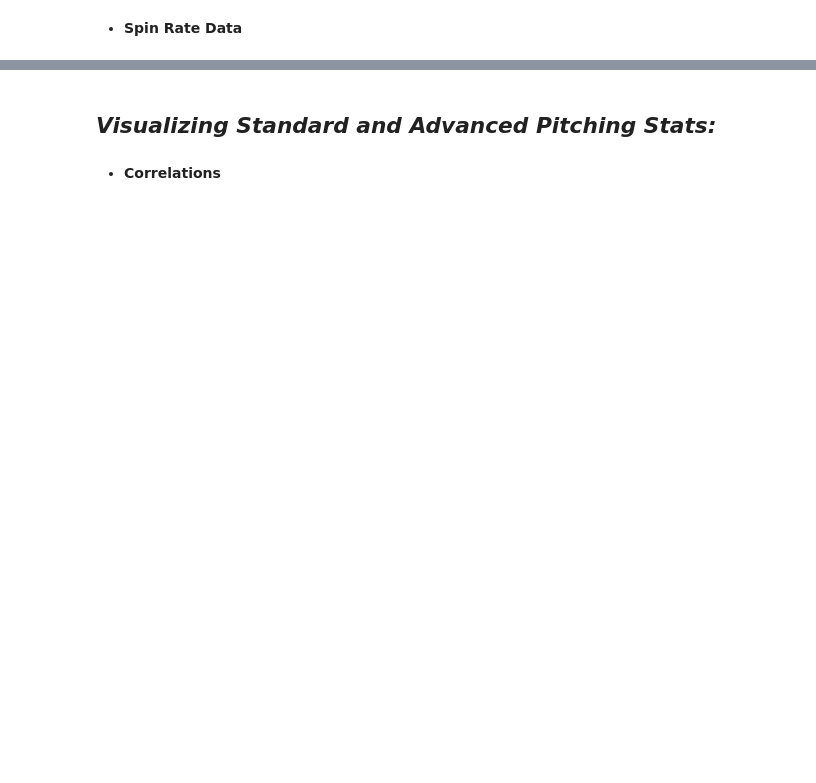
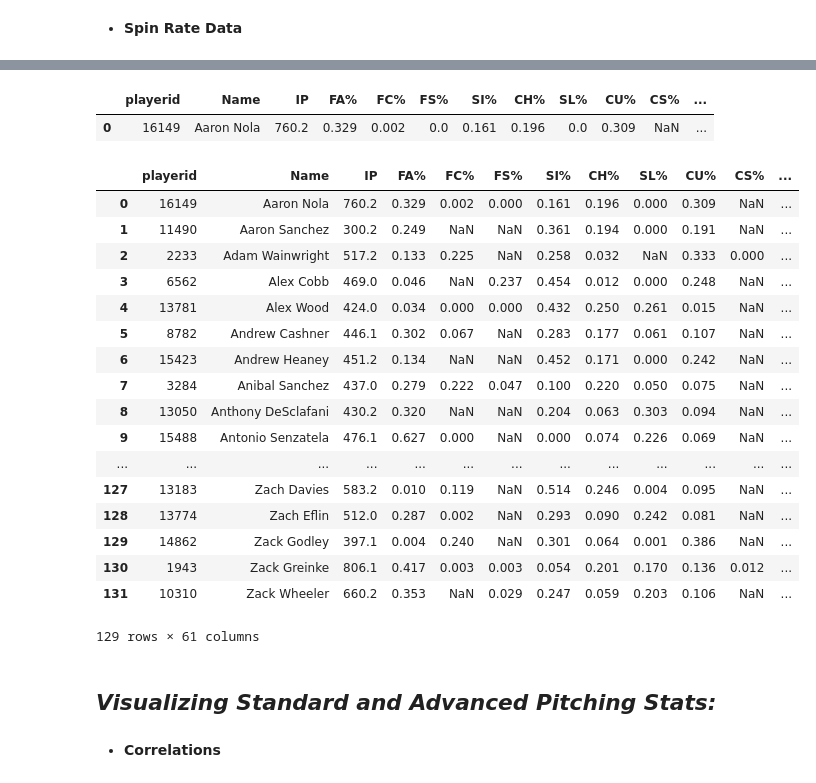
Before and after one commit to Rob-Lando/on-the-bump, a Jupyter notebook: Pitching_Analysis.ipynb, the cells around one changed output, grey strips where cells are left out. Saved outputs shown, nothing was run; the diff lists cells and outputs as text; code cells hidden in the pictures; blank space fills up the shorter version.

Commit message:
Changed fangraphs data to be from 2017-2021, incorperated savant spin data with fangraphs pitch fx pitch data

```diff
--- a/Pitching_Analysis.ipynb
+++ b/Pitching_Analysis.ipynb
@@ -109,4 +112,5 @@ spin['Name'] = [f'{first} {last}' for first,last in zip(spin[list(spin.columns)[
 first_column = spin.pop('Name')
 spin.insert(0, 'Name', first_column)
 # %%
-spin = spin.drop(['player_id','year',' first_name','last_name','Unnamed: 17'], axis = 1)
+spin = spin.drop(['p_formatted_ip','p_strikeout','p_k_percent','p_bb_percent'
+                  ,'player_id','year',' first_name','last_name','Unnamed: 17'], axis = 1)
@@ -150,0 +119,4 @@ print(columns)
+# %%
+avg_spin_rates = avg_spin_rates.reset_index()
+# %%
+avg_spin_rates['Name'] = avg_spin_rates['Name'].apply(lambda x: x.strip())
@@ -151,3 +157,32 @@ print(columns)
+# %%
+pitch_plus = pd.merge(pitch.sort_values(by = 'Name'),avg_spin_rates,on = 'Name')
+#pitch_plus.head(10)
+# %%
+pitch_plus.head(1)
+# %% [output]
+|  | playerid | Name | IP | FA% | FC% | FS% | SI% | CH% | SL% | CU% | CS% | ... |
+| 0 | 16149 | Aaron Nola | 760.2 | 0.329 | 0.002 | 0.0 | 0.161 | 0.196 | 0.0 | 0.309 | NaN | ... |
+# %%
+pitch_plus.loc[pitch_plus['FA%'].notnull() & pitch_plus['CH%'].notnull()]
+# %% [output]
+|  | playerid | Name | IP | FA% | FC% | FS% | SI% | CH% | SL% | CU% | CS% | ... |
+| 0 | 16149 | Aaron Nola | 760.2 | 0.329 | 0.002 | 0.000 | 0.161 | 0.196 | 0.000 | 0.309 | NaN | ... |
+| 1 | 11490 | Aaron Sanchez | 300.2 | 0.249 | NaN | NaN | 0.361 | 0.194 | 0.000 | 0.191 | NaN | ... |
+| 2 | 2233 | Adam Wainwright | 517.2 | 0.133 | 0.225 | NaN | 0.258 | 0.032 | NaN | 0.333 | 0.000 | ... |
+| 3 | 6562 | Alex Cobb | 469.0 | 0.046 | NaN | 0.237 | 0.454 | 0.012 | 0.000 | 0.248 | NaN | ... |
+| 4 | 13781 | Alex Wood | 424.0 | 0.034 | 0.000 | 0.000 | 0.432 | 0.250 | 0.261 | 0.015 | NaN | ... |
+| 5 | 8782 | Andrew Cashner | 446.1 | 0.302 | 0.067 | NaN | 0.283 | 0.177 | 0.061 | 0.107 | NaN | ... |
+| 6 | 15423 | Andrew Heaney | 451.2 | 0.134 | NaN | NaN | 0.452 | 0.171 | 0.000 | 0.242 | NaN | ... |
+| 7 | 3284 | Anibal Sanchez | 437.0 | 0.279 | 0.222 | 0.047 | 0.100 | 0.220 | 0.050 | 0.075 | NaN | ... |
+| 8 | 13050 | Anthony DeSclafani | 430.2 | 0.320 | NaN | NaN | 0.204 | 0.063 | 0.303 | 0.094 | NaN | ... |
+| 9 | 15488 | Antonio Senzatela | 476.1 | 0.627 | 0.000 | NaN | 0.000 | 0.074 | 0.226 | 0.069 | NaN | ... |
+| ... | ... | ... | ... | ... | ... | ... | ... | ... | ... | ... | ... | ... |
+| 127 | 13183 | Zach Davies | 583.2 | 0.010 | 0.119 | NaN | 0.514 | 0.246 | 0.004 | 0.095 | NaN | ... |
+| 128 | 13774 | Zach Eflin | 512.0 | 0.287 | 0.002 | NaN | 0.293 | 0.090 | 0.242 | 0.081 | NaN | ... |
+| 129 | 14862 | Zack Godley | 397.1 | 0.004 | 0.240 | NaN | 0.301 | 0.064 | 0.001 | 0.386 | NaN | ... |
+| 130 | 1943 | Zack Greinke | 806.1 | 0.417 | 0.003 | 0.003 | 0.054 | 0.201 | 0.170 | 0.136 | 0.012 | ... |
+| 131 | 10310 | Zack Wheeler | 660.2 | 0.353 | NaN | 0.029 | 0.247 | 0.059 | 0.203 | 0.106 | NaN | ... |
+129 rows × 61 columns
 # %% [markdown]
 ## ***Visualizing Standard and Advanced Pitching Stats:***
 # %% [markdown]
```
Also changed, not shown: parts of 13 cells of this notebook.
